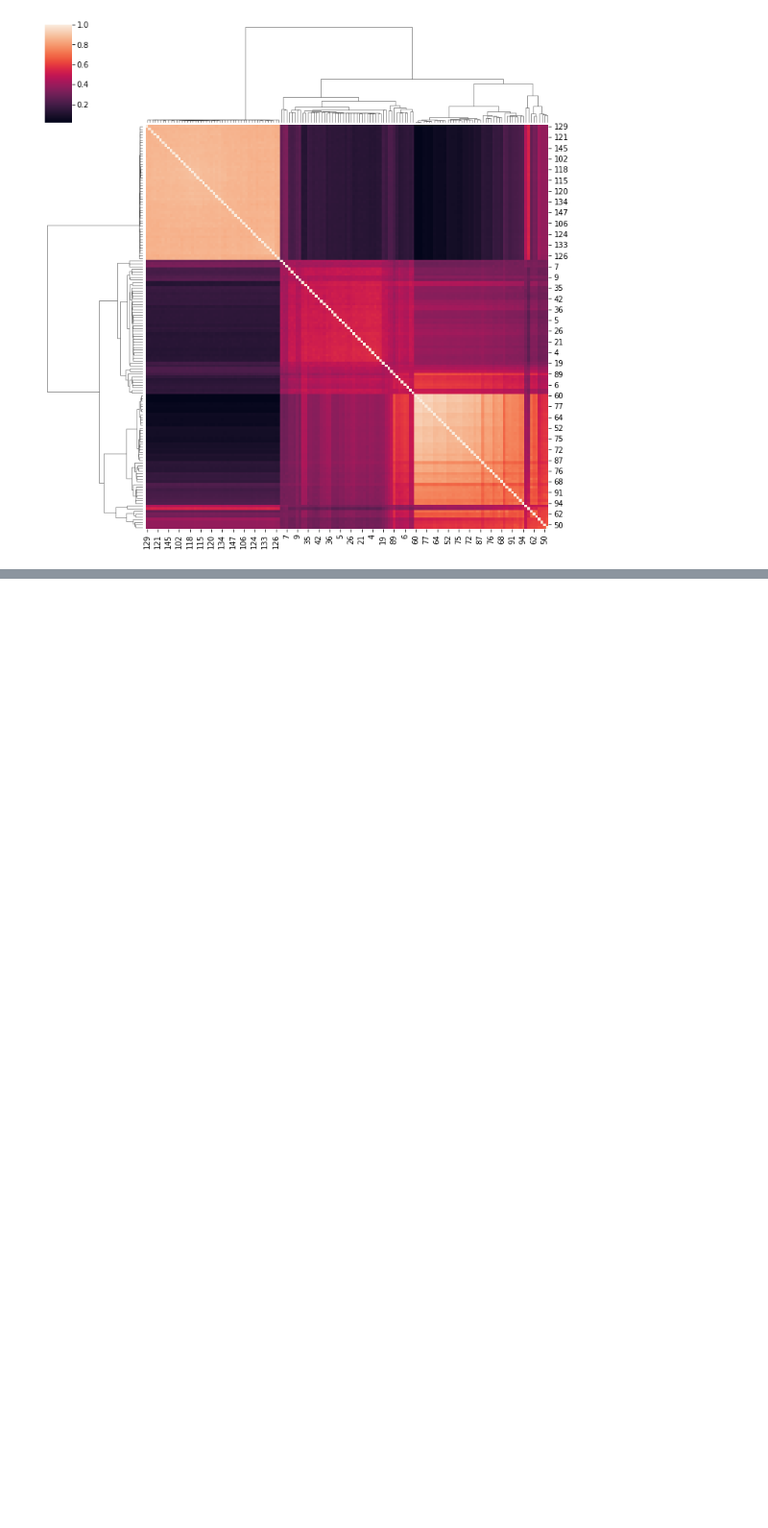
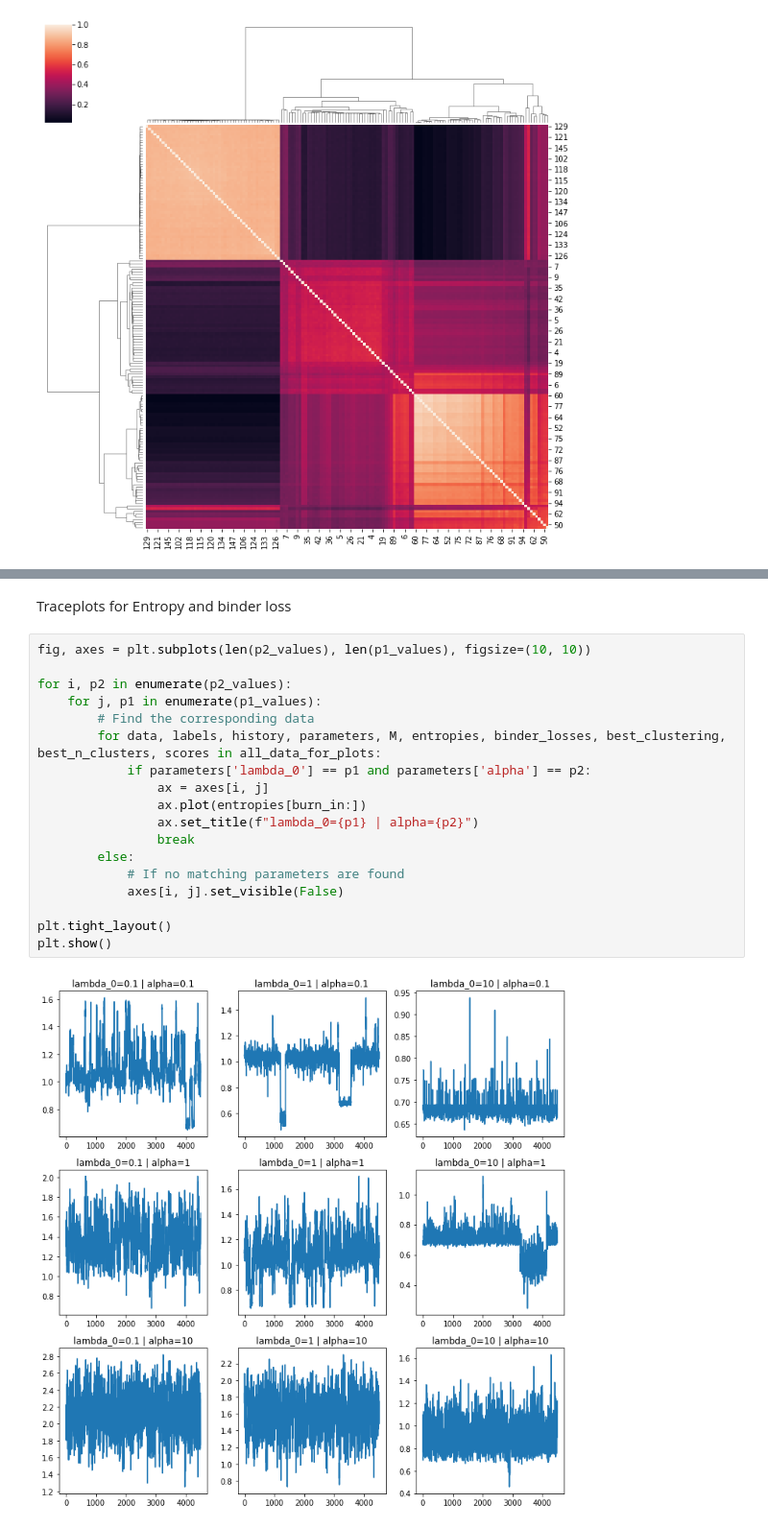
Before and after one commit to Samuele-Caccavelli/bayesian_statistics_project, a Jupyter notebook: notebooks/jupyter/neal_algorithm3.ipynb, the cells around one changed output, grey strips where cells are left out. Shown at 96% size. Cells and saved outputs as stored; diff of their text form; blank space fills up the shorter version.

```diff
--- a/notebooks/jupyter/neal_algorithm3.ipynb
+++ b/notebooks/jupyter/neal_algorithm3.ipynb
@@ -181,0 +388,22 @@ Number of clusters: 15
+# %% [markdown]
+Traceplots for Entropy and binder loss
+# %%
+fig, axes = plt.subplots(len(p2_values), len(p1_values), figsize=(10, 10))
+
+for i, p2 in enumerate(p2_values):
+    for j, p1 in enumerate(p1_values):
+        # Find the corresponding data
+        for data, labels, history, parameters, M, entropies, binder_losses, best_clustering, best_n_clusters, scores in all_data_for_plots:
+            if parameters['lambda_0'] == p1 and parameters['alpha'] == p2:
+                ax = axes[i, j]
+                ax.plot(entropies[burn_in:])
+                ax.set_title(f"lambda_0={p1} | alpha={p2}")
+                break
+        else:
+            # If no matching parameters are found
+            axes[i, j].set_visible(False)
+
+plt.tight_layout()
+plt.show()
+# %% [output]
+[figure, added]
```
Also changed, not shown: parts of 18 cells of this notebook, 11 other files.
